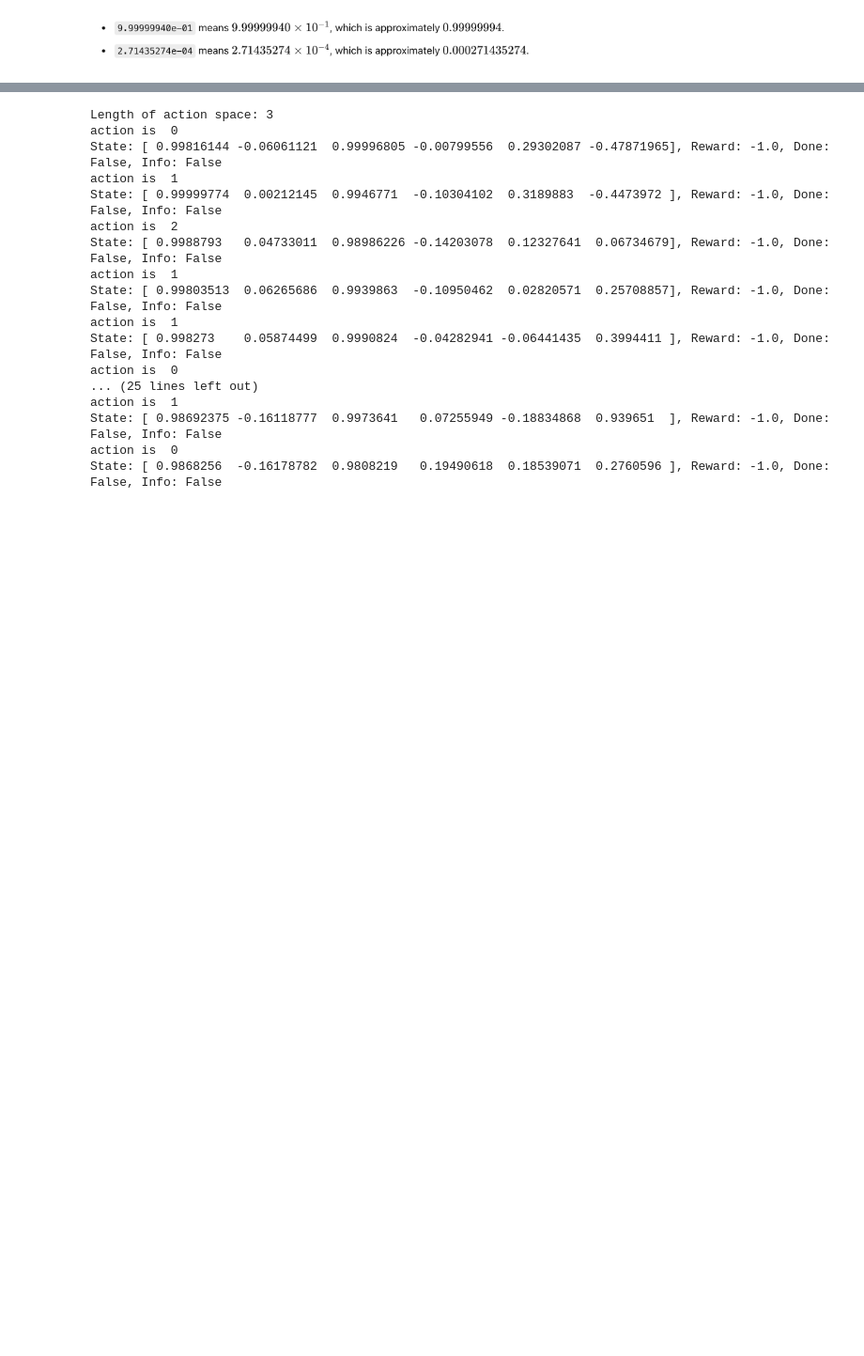
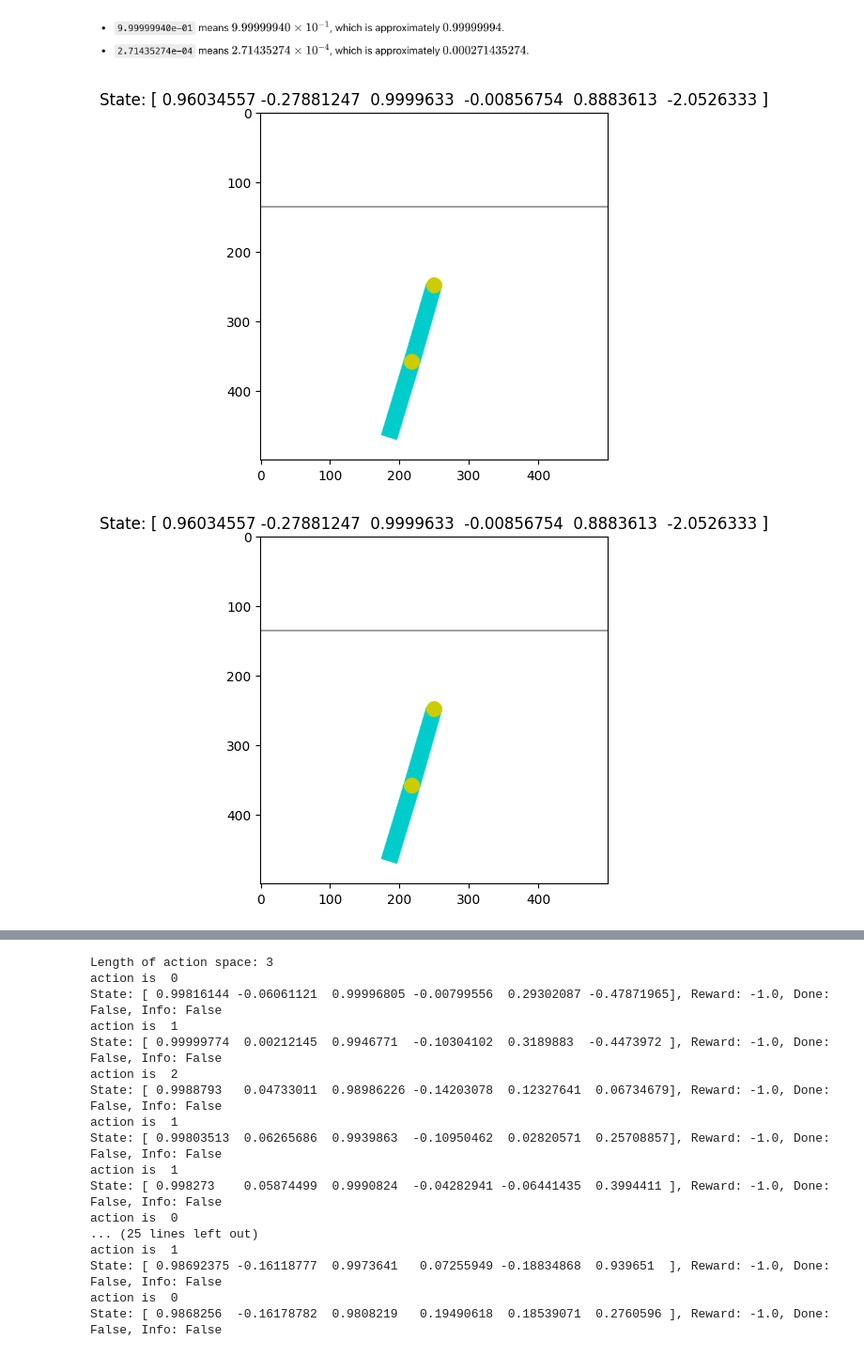
Before and after one commit to trueblood/MyAcrobot, a Jupyter notebook: MyAcrobot.ipynb, the cells around one changed output, grey strips where cells are left out. Shown: that part at 94% size. Saved outputs shown, nothing was run; the diff lists cells and outputs as text; code cells hidden in the pictures; blank space fills up the shorter version.

```diff
--- a/MyAcrobot.ipynb
+++ b/MyAcrobot.ipynb
@@ -58,3 +86,54 @@ scientific notation
+# %%
+import gymnasium as gym
+import matplotlib.pyplot as plt
+from IPython.display import display, clear_output
+import time
+
+# Now you can instantiate and use your CustomAcrobotEnv like a standard Gymnasium environment
+env = CustomAcrobotEnv(render_mode='rgb_array')
+state = env.reset()
+
+# Initialize a figure
+fig, ax = plt.subplots()
+img = env.render()
+im = ax.imshow(img)
+ax.axis('on')
+
+# Define an update function for the animation
+def update_frame():
+    global state
+    # Loop through actions for each frame update
+    for _ in range(2):  # Adjust the range to control how many steps per frame
+        action = env.action_space.sample()  # Sample a random action
+        state, reward, done, info = env.step(action)  # Take a step in the environment
+        print(f'State: {state}, Reward: {reward}, Done: {done}, Info: {info}')
+
+        # Render the new frame
+        img = env.render()
+        im.set_array(img)
+
+        # Update the title with the current state
+        ax.set_title(f'State: {state}')
+
+        # Display the updated plot
+        clear_output(wait=True)
+        display(fig)
+
+        time.sleep(0.2)  # Adjust this delay to control the speed of the display
+
+        # Reset if done
+        if done:
+            state = env.reset()
+
+# Run the update function in a loop for a certain number of frames
+for _ in range(100):  # Adjust the number of frames as needed
+    update_frame()
+
+# Close the environment
+env.close()
+# %% [output]
+[figure, added]
+[figure, added]
 # %%
 import gymnasium as gym
 import matplotlib.pyplot as plt
```
Also changed, not shown: parts of 2 cells of this notebook.
